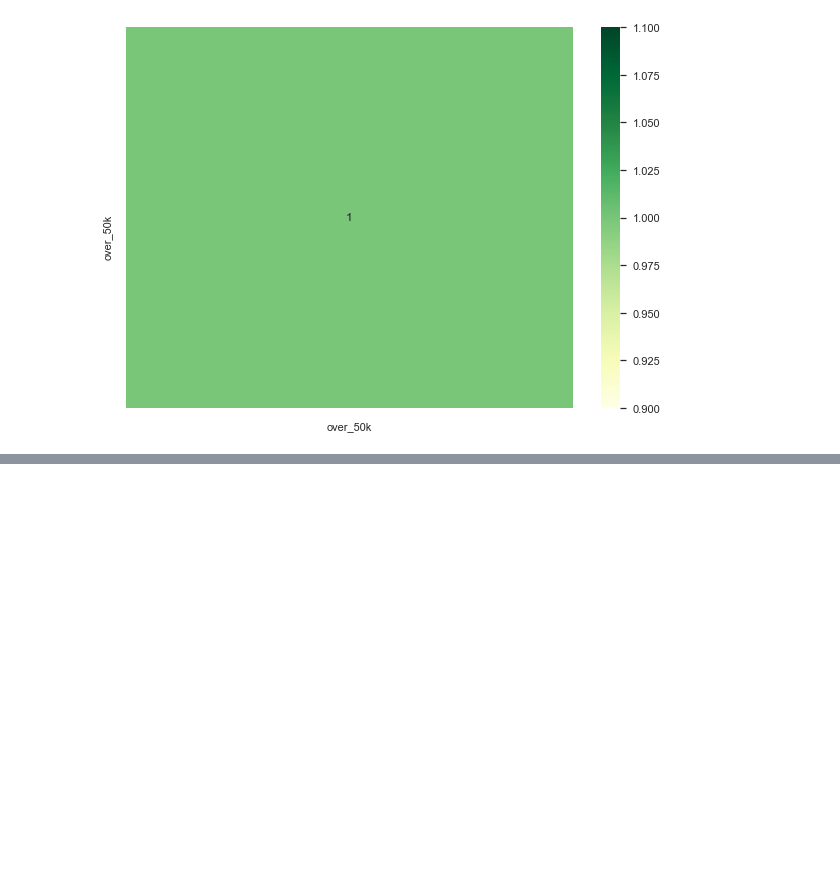
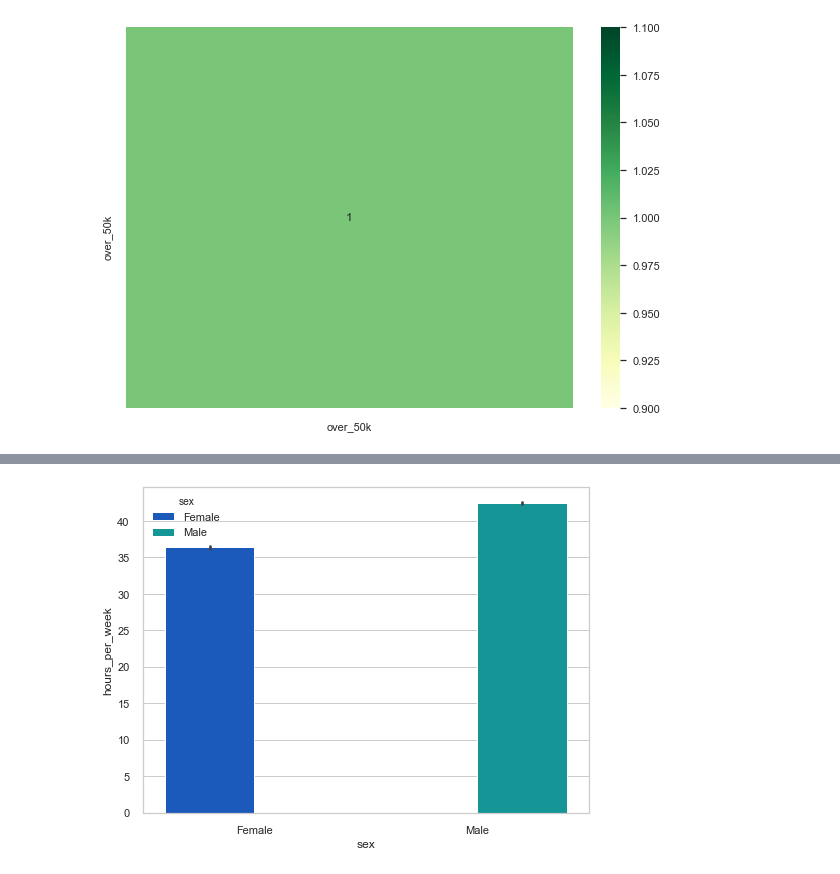
Before and after one commit to chibz3/finding_donors, a Jupyter notebook: work_book.ipynb, the cells around one changed output, grey strips where cells are left out. Cells and saved outputs as stored; diff of their text form; code cells hidden in the pictures; blank space fills up the shorter version.

```diff
--- a/work_book.ipynb
+++ b/work_book.ipynb
@@ -232,0 +248,7 @@ sns.heatmap(df2.corr(), annot = True, color = 'blue', cmap = 'YlGn');
+# %%
+# This bar graph shows the difference of hours per week between male and female
+sns.set(style = 'whitegrid', rc={'figure.figsize':(8,6)})
+sns.barplot(x = df['sex'], y = df['hours_per_week'], data = df,
+            estimator = mean, hue = 'sex', palette = 'winter');
+# %% [output]
+[figure, added]
```
Also changed, not shown: parts of 3 cells of this notebook.
